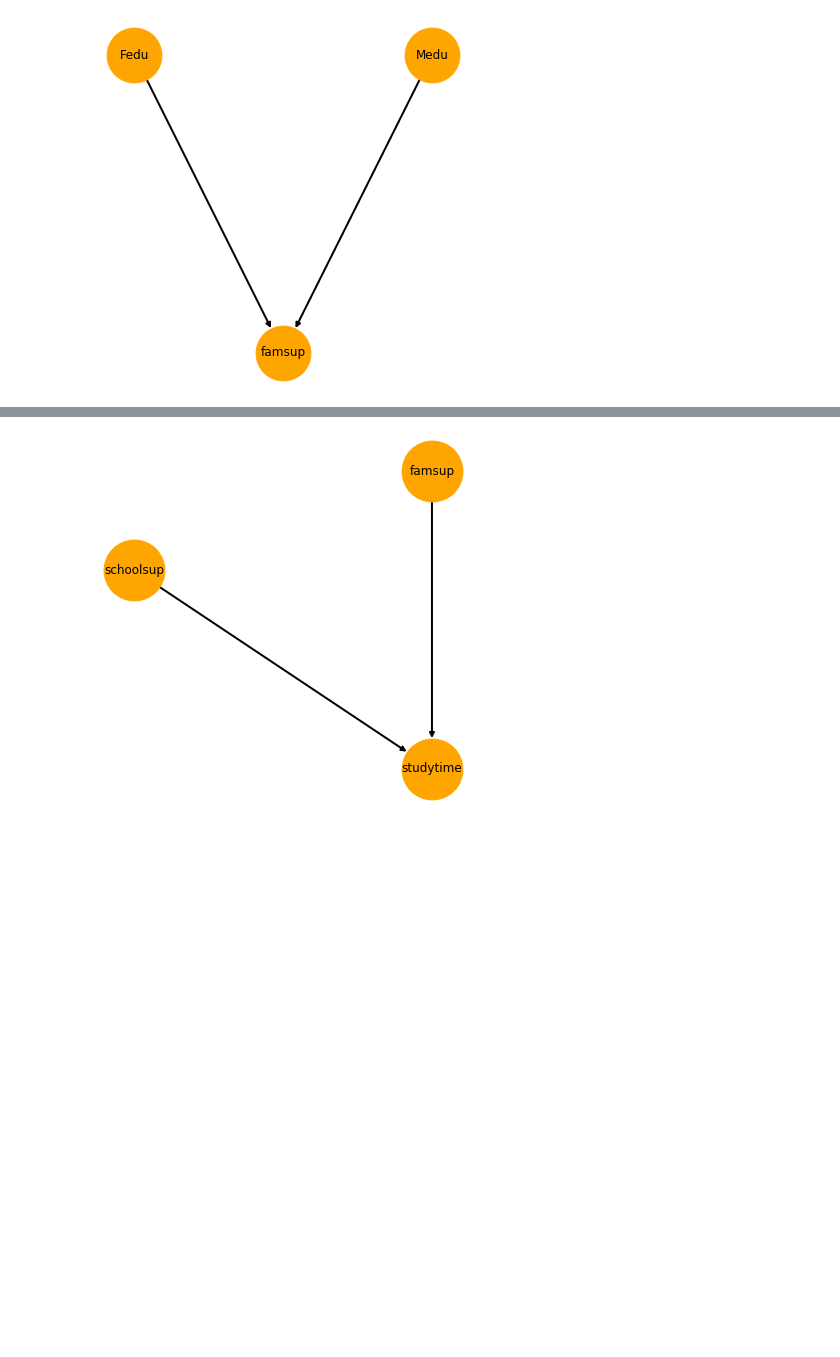
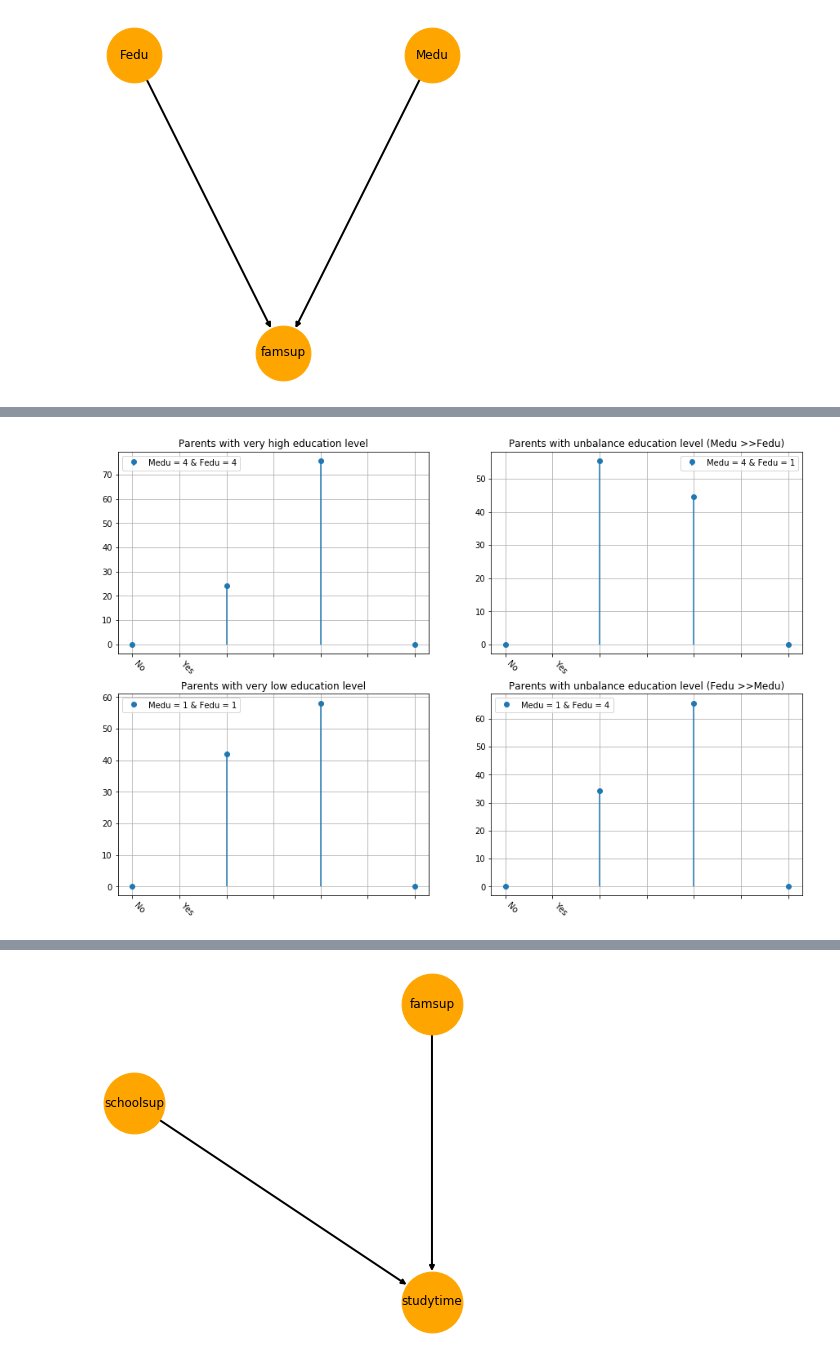
Before and after one commit to Mikalb98/StudentAnalysis-BayesianNetwork, a Jupyter notebook: Bayesian Model.ipynb, the cells around one changed output, grey strips where cells are left out. Drawn from its saved outputs; the diff is of its cells as text; code cells hidden in the pictures; blank space fills up the shorter version.

```diff
--- a/Bayesian Model.ipynb
+++ b/Bayesian Model.ipynb
@@ -2726,0 +2579,86 @@ CASE 4:
+# %%
+#--------Inference CPT representations--------
+
+#Inferences:
+q4_1 = infer.query(["famsup"], evidence={"Medu": 4,"Fedu": 4})
+q4_2 = infer.query(["famsup"], evidence={"Medu": 1,"Fedu": 1})
+q4_3 = infer.query(["famsup"], evidence={"Medu": 4,"Fedu": 1})
+q4_4 = infer.query(["famsup"], evidence={"Medu": 1,"Fedu": 4})
+
+
+#Print CPTs:
+print(f"- Case 1: \tMedu = 4 & Fedu = 4\n\n {q4_1}")
+print(f"\n\n- Case 2: \tMedu = 1 & Fedu = 1\n\n {q4_2}")
+print(f"\n\n- Case 3: \tMedu = 4 & Fedu = 1\n\n {q4_3}")
+print(f"\n\n- Case 4: \tMedu = 1 & Fedu = 4\n\n {q4_4}")
+
+
+
+#------------Plotting the PDFs------------
+
+
+#Setting y values of first dictionary:
+diz1 = dict({"": 0,
+             "no": q4_1.values[0]*100,
+             "yes": q4_1.values[1]*100,
+             " ": 0
+            })
+
+
+#Setting y values of second dictionary:
+diz2 = dict({"": 0,
+             "no": q4_2.values[0]*100,
+             "yes": q4_2.values[1]*100,
+             " ": 0
+            })
+
+
+#Setting y values of third dictionary:
+diz3 = dict({"": 0,
+             "no": q4_3.values[0]*100,
+             "yes": q4_3.values[1]*100,
+             " ": 0
+            })
+
+
+#Setting y values of fourth dictionary:
+diz4 = dict({"": 0,
+             "no": q4_4.values[0]*100,
+             "yes": q4_4.values[1]*100,
+             " ": 0
+
+            })
+
+#Variables to plot PDFs:
+rows = 2
+cols = 2
+titles = ['Parents with very high education level',
+          'Parents with very low education level',
+          'Parents with unbalance education level (Medu >>Fedu)',
+          'Parents with unbalance education level (Fedu >>Medu)'
+         ]
+
+pdf_legends = ['Medu = 4 & Fedu = 4',
+              'Medu = 1 & Fedu = 1',
+              'Medu = 4 & Fedu = 1',
+              'Medu = 1 & Fedu = 4',]
+
+figsize = (15,10)
+diz = [diz1, diz2, diz3, diz4]
+x_ticklabels = [" ",
+                "No",
+                "Yes",
+                " "
+               ]
+
+
+#plot all the PDFs:
+print("\nPDFs in percentage format:")
+plot_pdf(rows = rows,
+         cols = cols,
+         titles = titles,
+         pdf_legends = pdf_legends,
+         figsize = figsize,
+         x_ticklabels = x_ticklabels,
+         diz = diz)
+# %% [output]
@@ -2726,0 +2682 @@ CASE 4:
+[figure, added]
```
Also changed, not shown: parts of 37 cells of this notebook.
